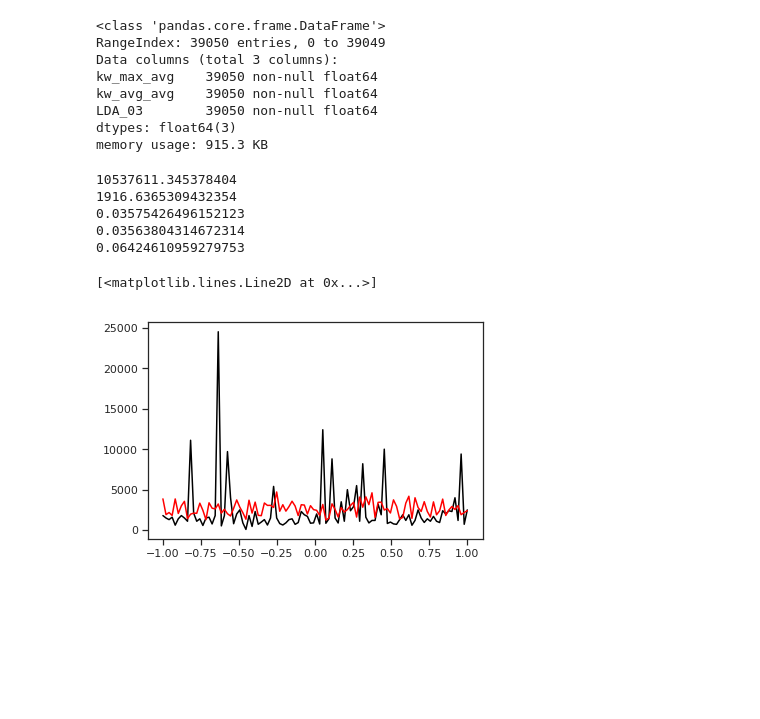
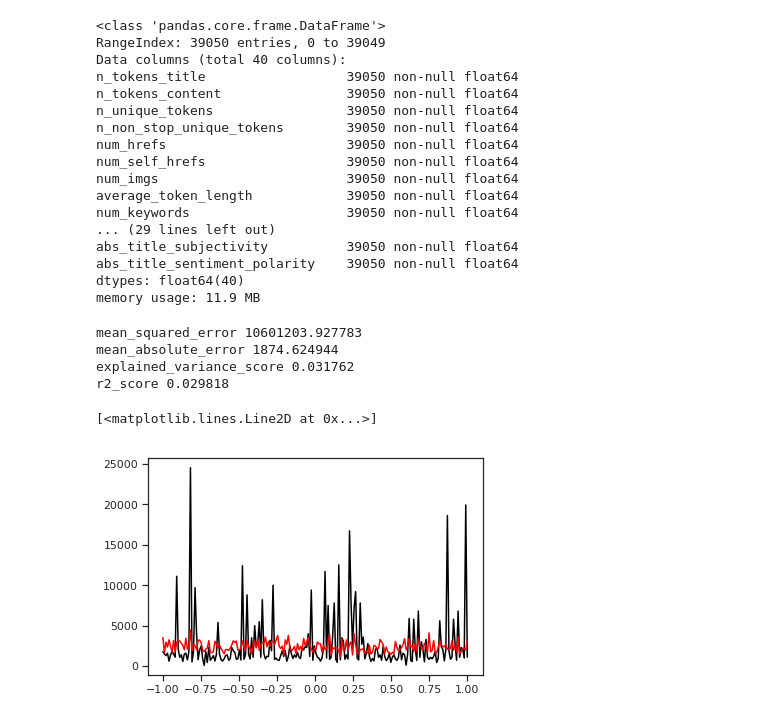
Before and after one commit to ednunes/machine-learning-projects, a Jupyter notebook: [regression]online_news_popularity/algorithms/knnregression.ipynb, the cells around one changed output. Drawn from its saved outputs; the diff is of its cells as text; code cells hidden in the pictures; blank space fills up the shorter version.

```diff
--- a/[regression]online_news_popularity/algorithms/knnregression.ipynb
+++ b/[regression]online_news_popularity/algorithms/knnregression.ipynb
@@ -32,6 +32,6 @@ memory usage: 12.8 MB
 # %%
-# features = df[[c for c in df if (c != "shares") and (c != 'Unnamed: 0') and (c != 'Unnamed: 0.1')]]
-features = df[[c for c in df if (c == 'kw_avg_avg') or (c == 'LDA_03') or (c == 'kw_max_avg')]]
+features = df[[c for c in df if (c != "shares")]]
+#features = df[[c for c in df if (c == 'kw_avg_avg') or (c == 'LDA_03') or (c == 'kw_max_avg')]]
 target = df["shares"]
 
 #features = list(zip(df['kw_avg_avg'], df['LDA_03'], df['kw_max_avg'], df['self_reference_avg_sharess'], df['self_reference_min_shares'], df['self_reference_max_shares']))
@@ -43,36 +43,43 @@ features.info()
 # %% [output]
 <class 'pandas.core.frame.DataFrame'>
 RangeIndex: 39050 entries, 0 to 39049
-Data columns (total 3 columns):
-kw_max_avg    39050 non-null float64
-kw_avg_avg    39050 non-null float64
-LDA_03        39050 non-null float64
-dtypes: float64(3)
-memory usage: 915.3 KB
+Data columns (total 40 columns):
+n_tokens_title                  39050 non-null float64
+n_tokens_content                39050 non-null float64
+n_unique_tokens                 39050 non-null float64
+n_non_stop_unique_tokens        39050 non-null float64
+num_hrefs                       39050 non-null float64
+num_self_hrefs                  39050 non-null float64
+num_imgs                        39050 non-null float64
+average_token_length            39050 non-null float64
+num_keywords                    39050 non-null float64
+... (29 lines left out)
+abs_title_subjectivity          39050 non-null float64
+abs_title_sentiment_polarity    39050 non-null float64
+dtypes: float64(40)
+memory usage: 11.9 MB
 # %%
 from sklearn.neighbors import KNeighborsRegressor
 from sklearn.metrics import r2_score, mean_squared_error, mean_absolute_error, explained_variance_score
 
-knn = KNeighborsRegressor(n_neighbors=50, weights="uniform", algorithm='auto')
+knn = KNeighborsRegressor(n_neighbors=70, weights="uniform", algorithm='auto')
 model = knn.fit(X_train, Y_train)
 score = knn.score(X_train, Y_train)
 
 predicted = model.predict(X_test)
 
-print(mean_squared_error(Y_test, predicted))
-print(mean_absolute_error(Y_test, predicted))
-print(explained_variance_score(Y_test, predicted))
-print(r2_score(Y_test, predicted))
-print(score)
+print('mean_squared_error %f' % mean_squared_error(Y_test, predicted))
+print('mean_absolute_error %f' % mean_absolute_error(Y_test, predicted))
+print('explained_variance_score %f' % explained_variance_score(Y_test, predicted))
+print('r2_score %f ' % r2_score(Y_test, predicted))
 # %% [output]
-10537611.345378404
-1916.6365309432354
-0.03575426496152123
-0.03563804314672314
-0.06424610959279753
+mean_squared_error 10601203.927783
+mean_absolute_error 1874.624944
+explained_variance_score 0.031762
+r2_score 0.029818
 # %%
-plt.plot(np.linspace(-1, 1, 100), Y_test[:100], label='data', color='black')
-plt.plot(np.linspace(-1, 1, 100), predicted[:100], label='predicted', color='red')
+plt.plot(np.linspace(-1, 1, 200), Y_test[:200], label='data', color='black')
+plt.plot(np.linspace(-1, 1, 200), predicted[:200], label='predicted', color='red')
 # %% [output]
 [<matplotlib.lines.Line2D at 0x...>]
-[figure, old version]
+[figure, new version]
```
Also changed, not shown: parts of 1 cell of this notebook.
